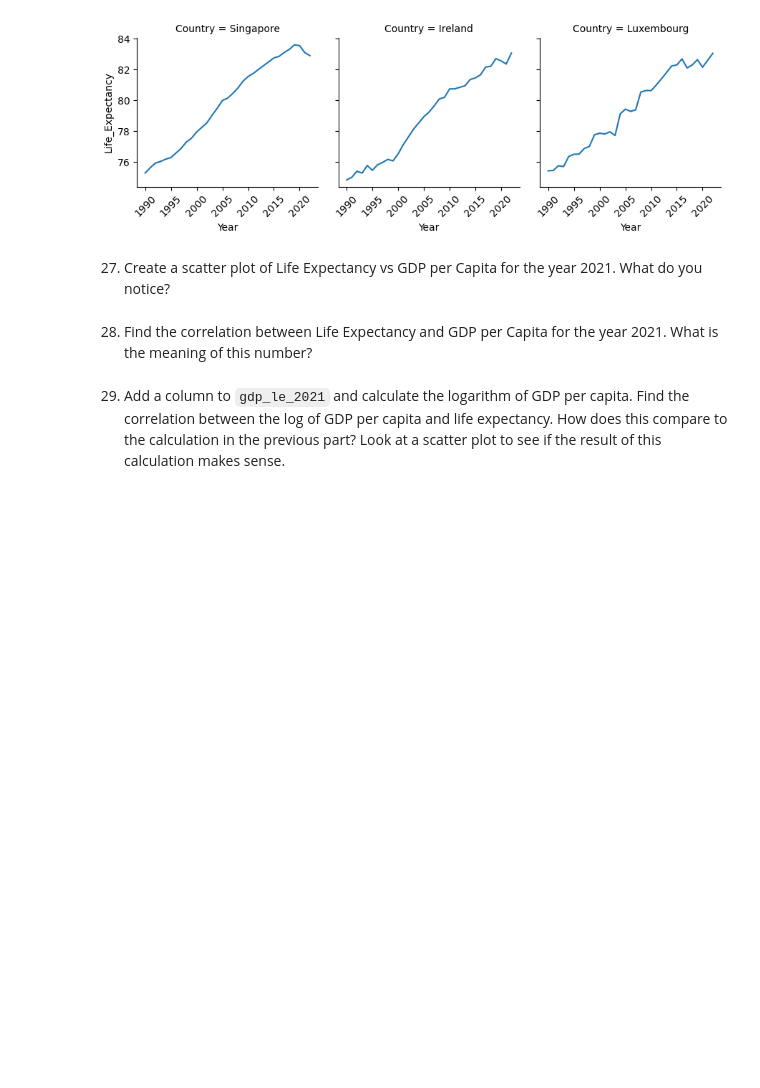
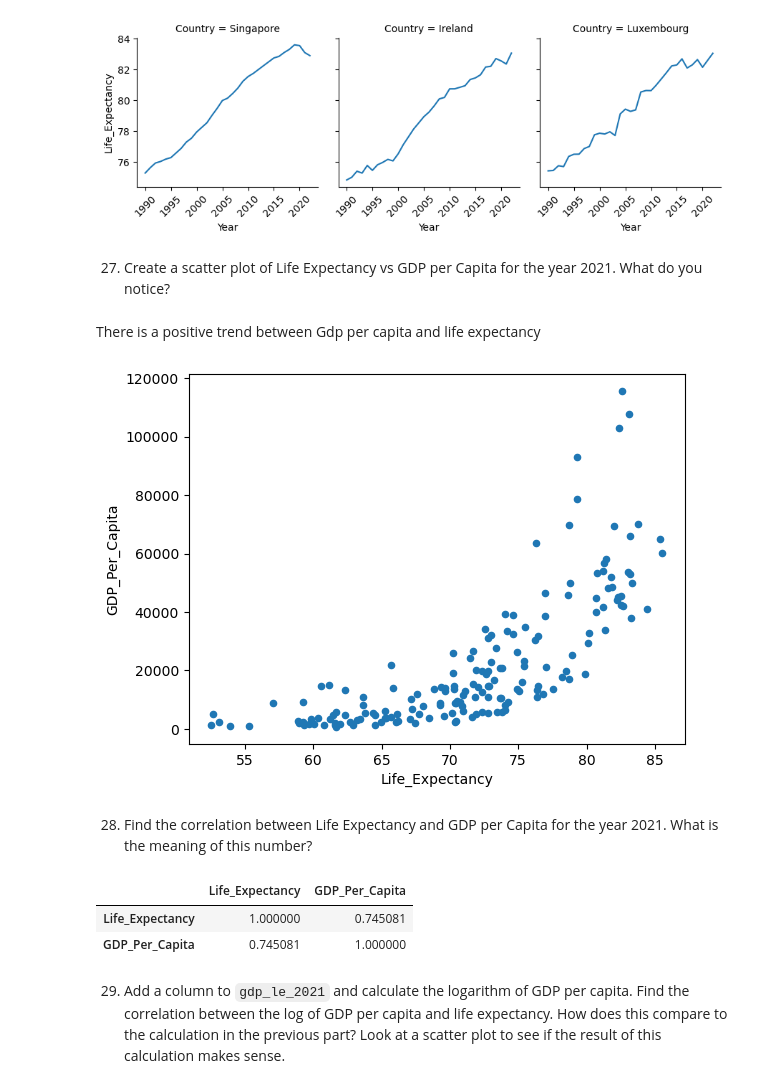
Before and after one commit to nss-data-science-cohort-8/un-exploration-vickitaylor, a Jupyter notebook: notebooks/un_data_exploration.ipynb, the cells around one changed output. Drawn from its saved outputs; the diff is of its cells as text; code cells hidden in the pictures; blank space fills up the shorter version.

```diff
--- a/notebooks/un_data_exploration.ipynb
+++ b/notebooks/un_data_exploration.ipynb
@@ -751,8 +751,25 @@ g.tick_params(axis='x', rotation = 45)
 [figure]
 # %% [markdown]
 27. Create a scatter plot of Life Expectancy vs GDP per Capita for the year 2021. What do you notice?
+# %% [markdown]
+There is a positive trend between Gdp per capita and life expectancy
+# %%
+gdp_le_2021.plot(
+    kind = 'scatter',
+    x = 'Life_Expectancy',
+    y = 'GDP_Per_Capita'
+)
+plt.show()
+# %% [output]
+[figure, added]
 # %% [markdown]
 28. Find the correlation between Life Expectancy and GDP per Capita for the year 2021. What is the meaning of this number?
+# %%
+gdp_le_2021[['Life_Expectancy', 'GDP_Per_Capita']].corr()
+# %% [output]
+|  | Life_Expectancy | GDP_Per_Capita |
+| Life_Expectancy | 1.000000 | 0.745081 |
+| GDP_Per_Capita | 0.745081 | 1.000000 |
 # %% [markdown]
 29. Add a column to `gdp_le_2021` and calculate the logarithm of GDP per capita. Find the correlation between the log of GDP per capita and life expectancy. How does this compare to the calculation in the previous part? Look at a scatter plot to see if the result of this calculation makes sense.
 # %% [markdown]
```
